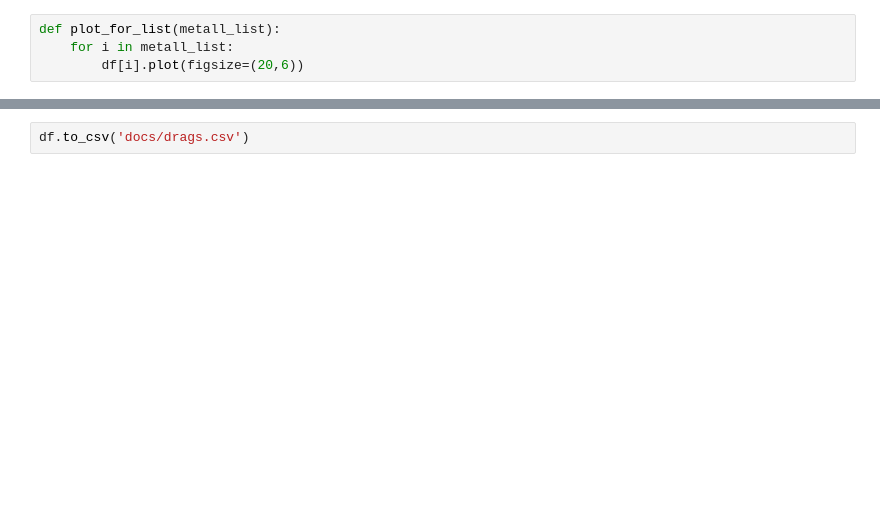
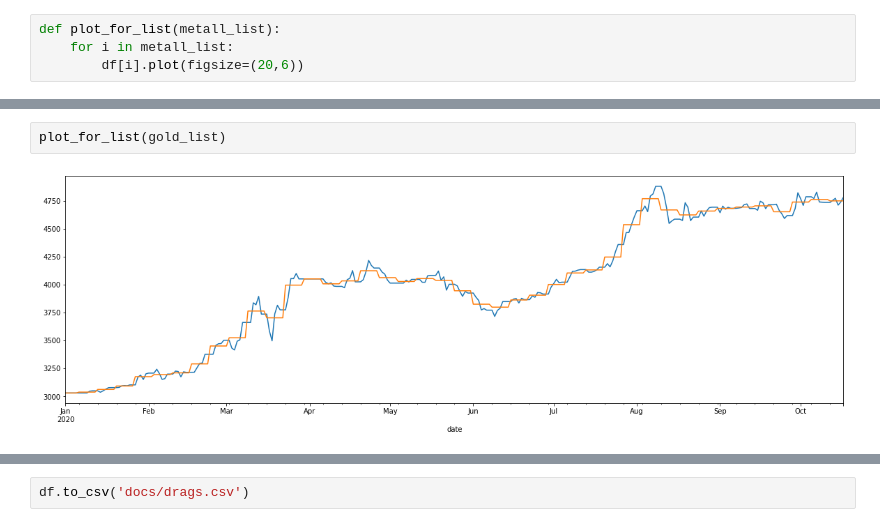
Before and after one commit to ilyinss/cbr_metall_analytics, a Jupyter notebook: decomp.ipynb, the cells around one changed output, grey strips where cells are left out. Saved outputs shown, nothing was run; the diff lists cells and outputs as text; blank space fills up the shorter version.

```diff
--- a/decomp.ipynb
+++ b/decomp.ipynb
@@ -243,0 +346,4 @@ plot_for_list(gold_list)
+# %%
+plot_for_list(gold_list)
+# %% [output]
+[figure, added]
```
Also changed, not shown: parts of 41 cells of this notebook, 1 other file.
